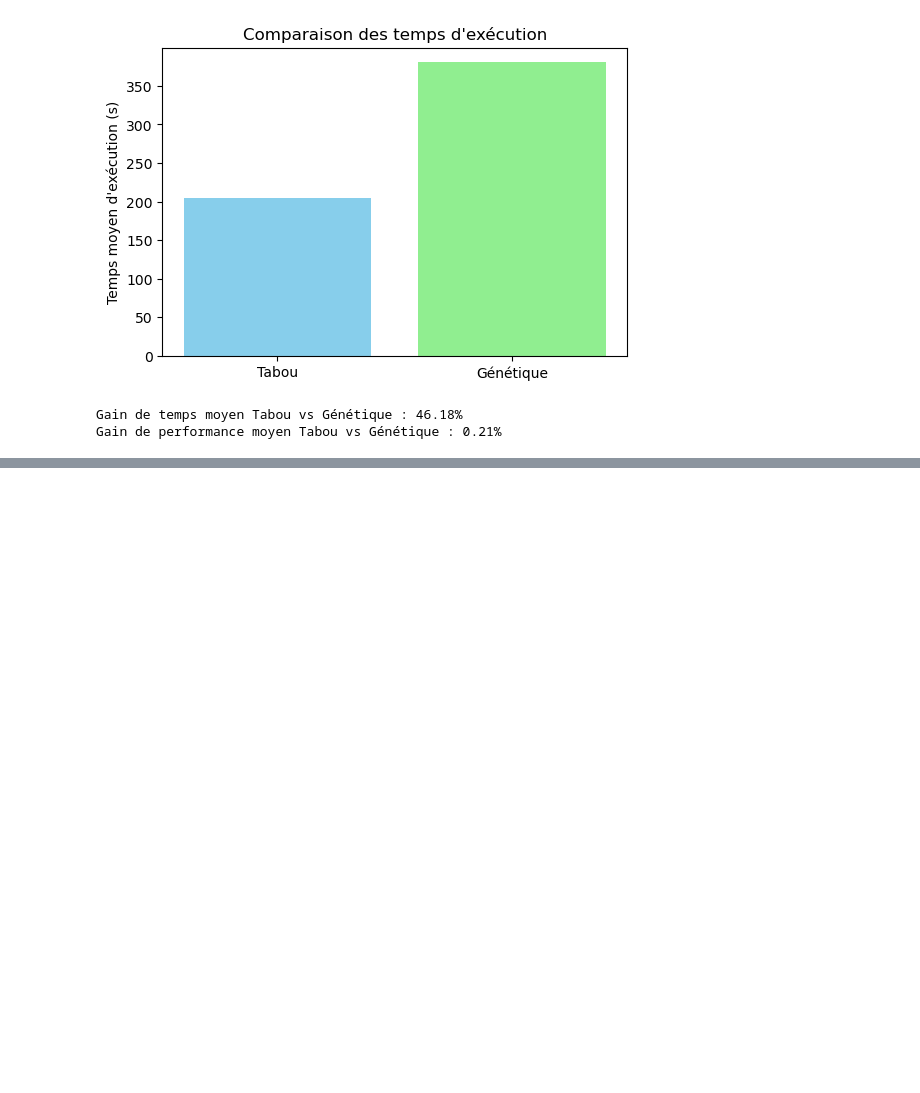
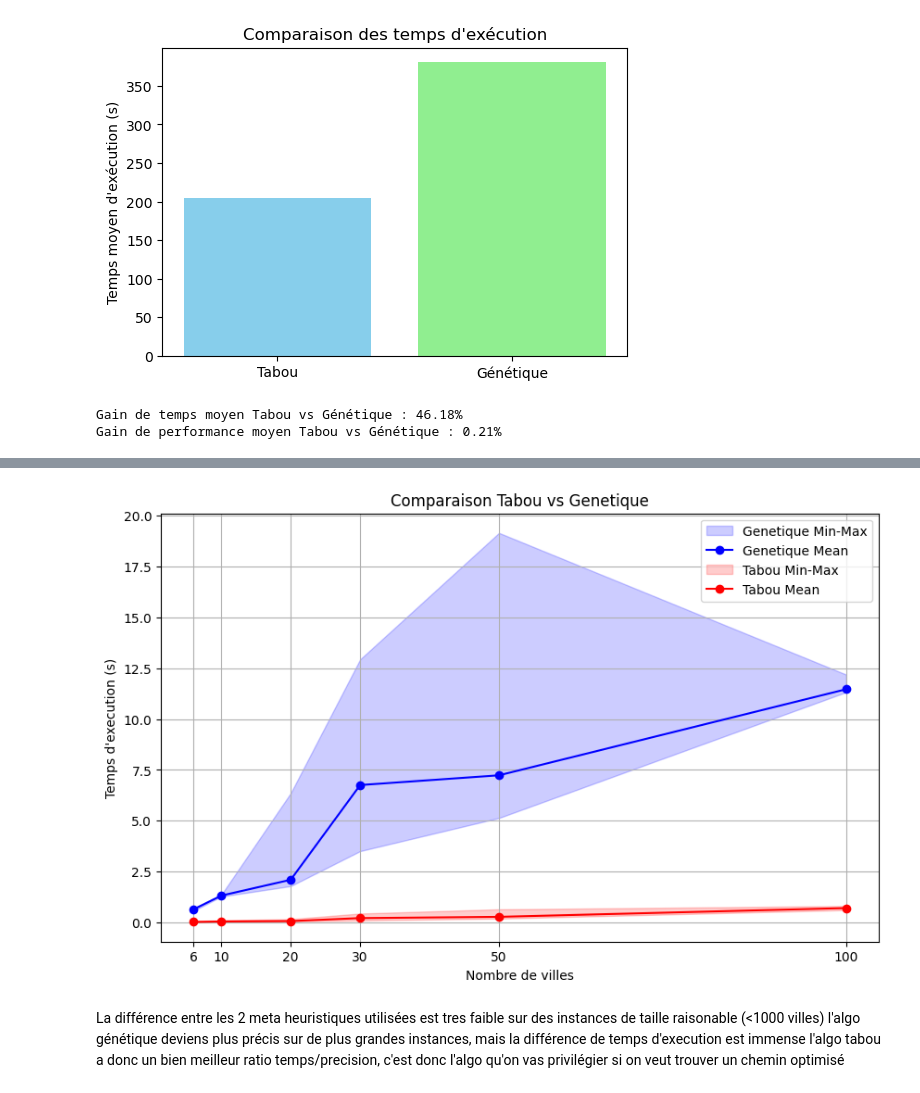
Before and after one commit to Sim0onn/ProjetOptimisation, a Jupyter notebook: Livrable.ipynb, the cells around one changed output, grey strips where cells are left out. Cells and saved outputs as stored; diff of their text form; code cells hidden in the pictures; blank space fills up the shorter version.

```diff
--- a/Livrable.ipynb
+++ b/Livrable.ipynb
@@ -164,3 +254,52 @@ Gain de performance moyen Tabou vs Génétique : 0.21%
+# %%
+import numpy as np
+import matplotlib.pyplot as plt
+
+# Données
+algo_genetics = np.array([
+    [ 0.566298,  0.643190,  0.695618],
+    [ 1.274233,  1.320600,  1.362225],
+    [ 1.787546,  2.099370,  6.363005],
+    [ 3.508196,  6.757405, 12.941149],
+    [ 5.138428,  7.237112, 19.158086],
+    [11.324173, 11.469573, 12.191089],
+
+])
+
+algo_taboo= np.array([
+    [0.013363, 0.024080, 0.067193],
+    [0.038586, 0.047689, 0.105745],
+    [0.052102, 0.067106, 0.166832],
+    [0.096298, 0.214299, 0.438339],
+    [0.190305, 0.276818, 0.646442],
+    [0.610733, 0.706505, 0.808957],
+
+
+])
+
+x = [6, 10, 20, 30, 50, 100]
+
+offset = 0
+
+plt.figure(figsize=(10,6))
+
+plt.fill_between(np.array(x) - offset, algo_genetics[:,0], algo_genetics[:,2], color='blue', alpha=0.2, label='Genetique Min-Max')
+plt.plot(np.array(x) - offset, algo_genetics[:,1], 'o-', color='blue', label='Genetique Mean')
+
+plt.fill_between(np.array(x) + offset, algo_taboo[:,0], algo_taboo[:,2], color='red', alpha=0.2, label='Tabou Min-Max')
+plt.plot(np.array(x) + offset, algo_taboo[:,1], 'o-', color='red', label='Tabou Mean')
+
+plt.xlabel("Nombre de villes")
+plt.ylabel("Temps d'execution (s)")
+plt.title("Comparaison Tabou vs Genetique")
+plt.xticks(x)
+plt.grid(True)
+plt.legend()
+plt.show()
+# %% [output]
+[figure, added]
+# %% [markdown]
+La différence entre les 2 meta heuristiques utilisées est tres faible sur des instances de taille raisonable (<1000 villes) l'algo génétique deviens plus précis sur de plus grandes instances, mais la différence de temps d'execution est immense l'algo tabou a donc un bien meilleur ratio temps/precision, c'est donc l'algo qu'on vas privilégier si on veut trouver un chemin optimisé
 # %% [markdown]
 ---
 
```
Also changed, not shown: parts of 4 cells of this notebook.
